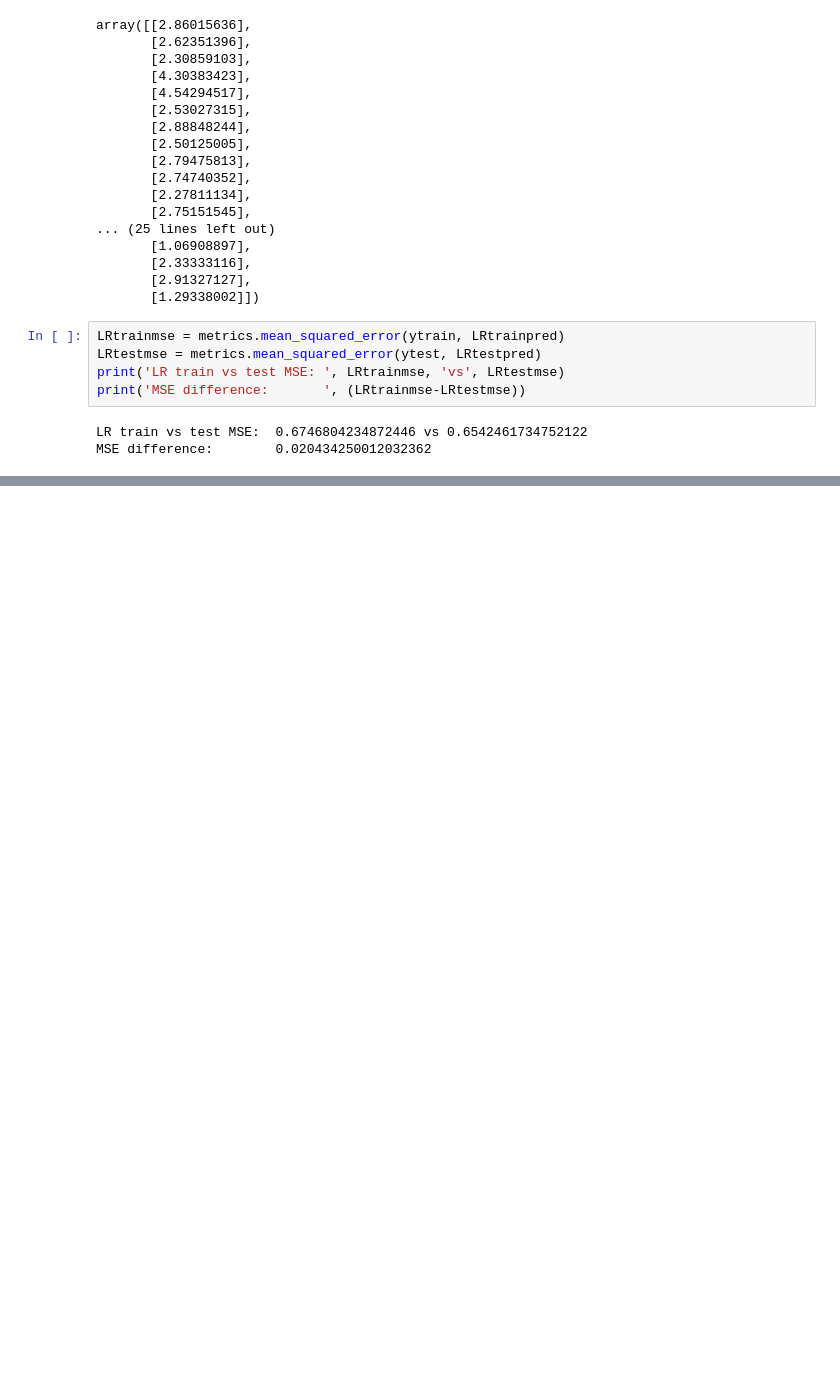
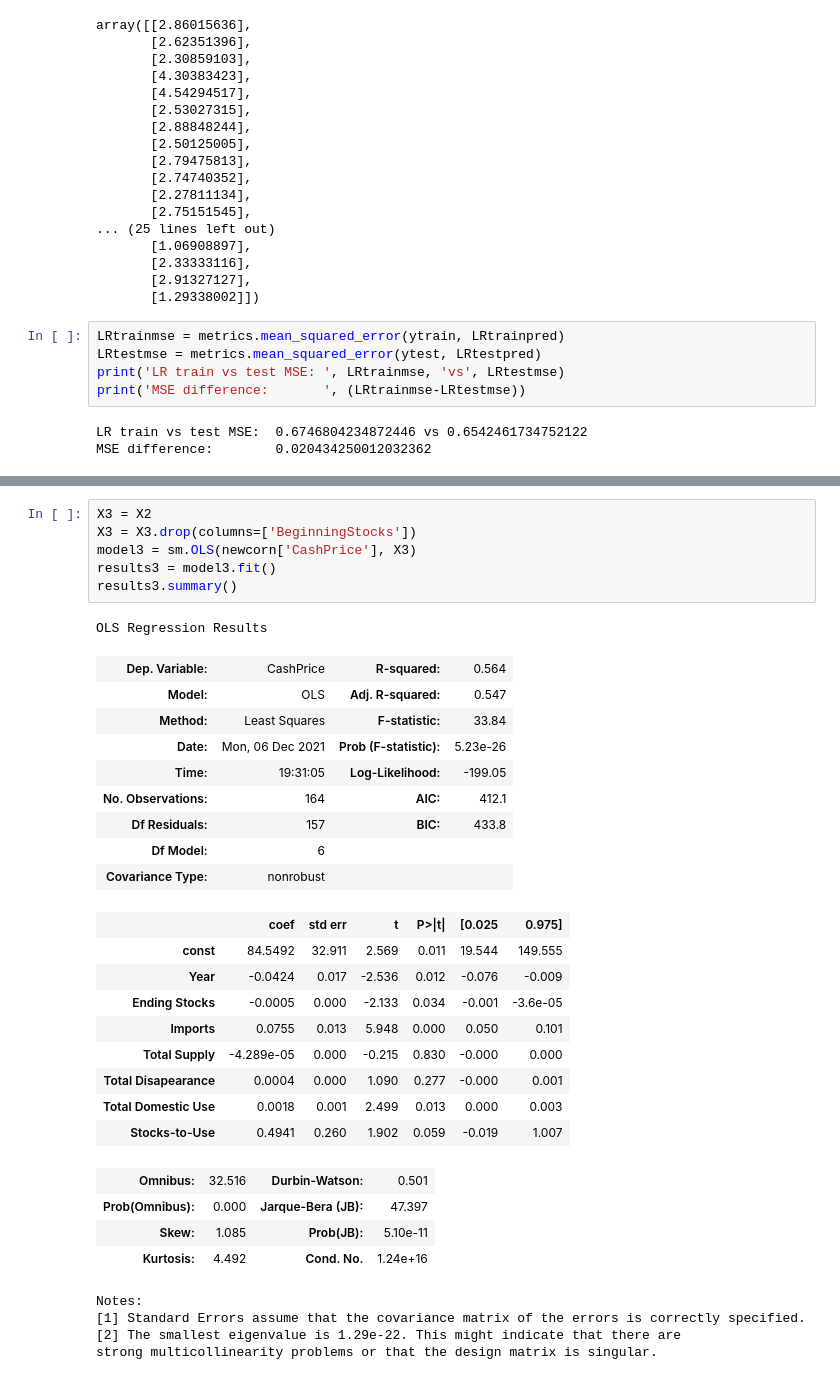
Before and after one commit to noahwhlim/CornCashPrices, a Jupyter notebook: DS 201 Team 18 Final Project.ipynb, the cells around one changed output, grey strips where cells are left out. Drawn from its saved outputs; the diff is of its cells as text; blank space fills up the shorter version.

```diff
--- a/DS 201 Team 18 Final Project.ipynb
+++ b/DS 201 Team 18 Final Project.ipynb
@@ -118,0 +188,34 @@ MSE difference:        0.020434250012032362
+# %%
+X3 = X2
+X3 = X3.drop(columns=['BeginningStocks'])
+model3 = sm.OLS(newcorn['CashPrice'], X3)
+results3 = model3.fit()
+results3.summary()
+# %% [output]
+OLS Regression Results
+| Dep. Variable: | CashPrice | R-squared: | 0.564 |
+| Model: | OLS | Adj. R-squared: | 0.547 |
+| Method: | Least Squares | F-statistic: | 33.84 |
+| Date: | Mon, 06 Dec 2021 | Prob (F-statistic): | 5.23e-26 |
+| Time: | 19:31:05 | Log-Likelihood: | -199.05 |
+| No. Observations: | 164 | AIC: | 412.1 |
+| Df Residuals: | 157 | BIC: | 433.8 |
+| Df Model: | 6 |  |  |
+| Covariance Type: | nonrobust |  |  |
+|  | coef | std err | t | P>|t| | [0.025 | 0.975] |
+| const | 84.5492 | 32.911 | 2.569 | 0.011 | 19.544 | 149.555 |
+| Year | -0.0424 | 0.017 | -2.536 | 0.012 | -0.076 | -0.009 |
+| Ending Stocks | -0.0005 | 0.000 | -2.133 | 0.034 | -0.001 | -3.6e-05 |
+| Imports | 0.0755 | 0.013 | 5.948 | 0.000 | 0.050 | 0.101 |
+| Total Supply | -4.289e-05 | 0.000 | -0.215 | 0.830 | -0.000 | 0.000 |
+| Total Disapearance | 0.0004 | 0.000 | 1.090 | 0.277 | -0.000 | 0.001 |
+| Total Domestic Use | 0.0018 | 0.001 | 2.499 | 0.013 | 0.000 | 0.003 |
+| Stocks-to-Use | 0.4941 | 0.260 | 1.902 | 0.059 | -0.019 | 1.007 |
+| Omnibus: | 32.516 | Durbin-Watson: | 0.501 |
+| Prob(Omnibus): | 0.000 | Jarque-Bera (JB): | 47.397 |
+| Skew: | 1.085 | Prob(JB): | 5.10e-11 |
+| Kurtosis: | 4.492 | Cond. No. | 1.24e+16 |
+Notes:
+[1] Standard Errors assume that the covariance matrix of the errors is correctly specified.
+[2] The smallest eigenvalue is 1.29e-22. This might indicate that there are
+strong multicollinearity problems or that the design matrix is singular.
```
Also changed, not shown: parts of 5 cells of this notebook.
